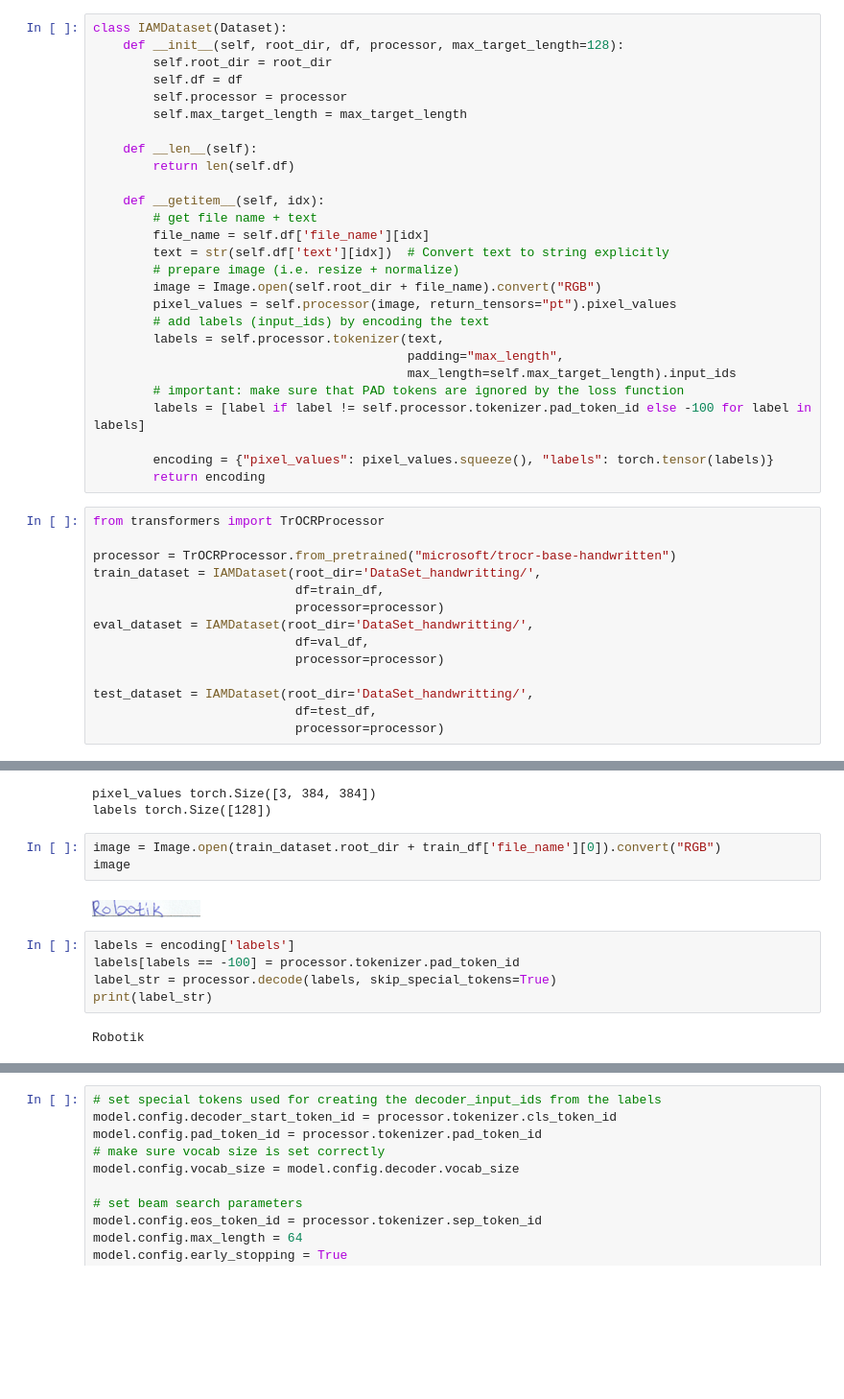
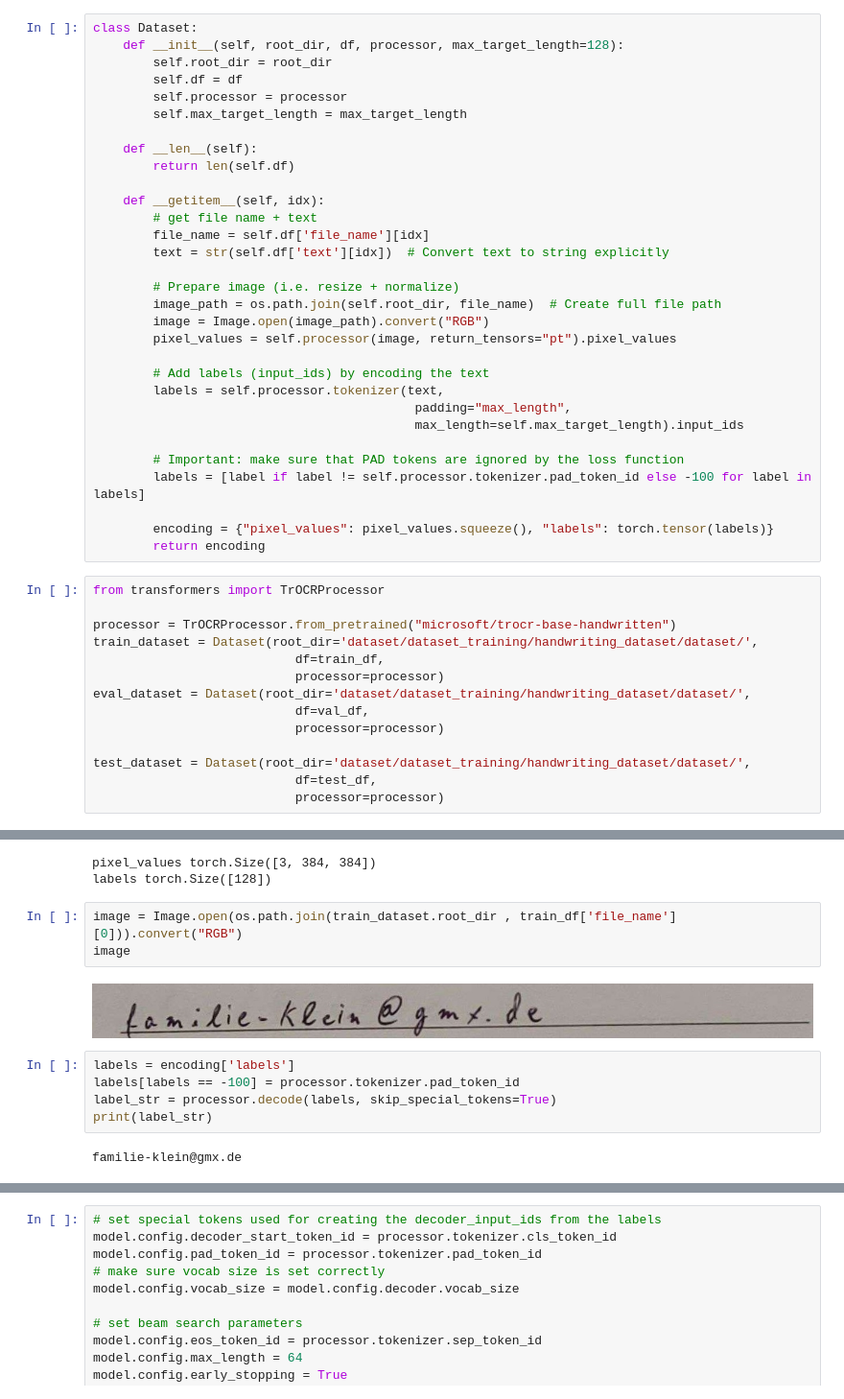
Before and after one commit to DevTimBo/LectorAI-TextExtraction, a Jupyter notebook: Handwritting_openSource.ipynb, the cells around one changed output, grey strips where cells are left out. Shown: that part at 96% size. Cells and saved outputs as stored; diff of their text form; blank space fills up the shorter version.

```diff
--- a/Handwritting_openSource.ipynb
+++ b/Handwritting_openSource.ipynb
@@ -59,7 +47,7 @@ train_df.reset_index(drop=True, inplace=True)
 test_df.reset_index(drop=True, inplace=True)
 val_df.reset_index(drop=True, inplace=True)
 # %%
-class IAMDataset(Dataset):
+class Dataset:
     def __init__(self, root_dir, df, processor, max_target_length=128):
         self.root_dir = root_dir
         self.df = df
@@ -73,14 +61,18 @@ class IAMDataset(Dataset):
         # get file name + text
         file_name = self.df['file_name'][idx]
         text = str(self.df['text'][idx])  # Convert text to string explicitly
-        # prepare image (i.e. resize + normalize)
-        image = Image.open(self.root_dir + file_name).convert("RGB")
+
+        # Prepare image (i.e. resize + normalize)
+        image_path = os.path.join(self.root_dir, file_name)  # Create full file path
+        image = Image.open(image_path).convert("RGB")
         pixel_values = self.processor(image, return_tensors="pt").pixel_values
-        # add labels (input_ids) by encoding the text
+
+        # Add labels (input_ids) by encoding the text
         labels = self.processor.tokenizer(text,
-                                          padding="max_length",
-                                          max_length=self.max_target_length).input_ids
-        # important: make sure that PAD tokens are ignored by the loss function
+                                           padding="max_length",
+                                           max_length=self.max_target_length).input_ids
+
+        # Important: make sure that PAD tokens are ignored by the loss function
         labels = [label if label != self.processor.tokenizer.pad_token_id else -100 for label in labels]
 
         encoding = {"pixel_values": pixel_values.squeeze(), "labels": torch.tensor(labels)}
@@ -89,14 +81,14 @@ class IAMDataset(Dataset):
 from transformers import TrOCRProcessor
 
 processor = TrOCRProcessor.from_pretrained("microsoft/trocr-base-handwritten")
-train_dataset = IAMDataset(root_dir='DataSet_handwritting/',
+train_dataset = Dataset(root_dir='dataset/dataset_training/handwriting_dataset/dataset/',
                            df=train_df,
                            processor=processor)
-eval_dataset = IAMDataset(root_dir='DataSet_handwritting/',
+eval_dataset = Dataset(root_dir='dataset/dataset_training/handwriting_dataset/dataset/',
                            df=val_df,
                            processor=processor)
 
-test_dataset = IAMDataset(root_dir='DataSet_handwritting/',
+test_dataset = Dataset(root_dir='dataset/dataset_training/handwriting_dataset/dataset/',
                            df=test_df,
                            processor=processor)
 # %% [output]
@@ -117,17 +109,17 @@ for k,v in encoding.items():
 pixel_values torch.Size([3, 384, 384])
 labels torch.Size([128])
 # %%
-image = Image.open(train_dataset.root_dir + train_df['file_name'][0]).convert("RGB")
+image = Image.open(os.path.join(train_dataset.root_dir , train_df['file_name'][0])).convert("RGB")
 image
 # %% [output]
-[figure, old version]
+[figure, new version]
 # %%
 labels = encoding['labels']
 labels[labels == -100] = processor.tokenizer.pad_token_id
 label_str = processor.decode(labels, skip_special_tokens=True)
 print(label_str)
 # %% [output]
-Robotik
+familie-klein@gmx.de
 # %%
 from transformers import VisionEncoderDecoderModel
 
```
Also changed, not shown: parts of 14 cells of this notebook, 3 other files.
